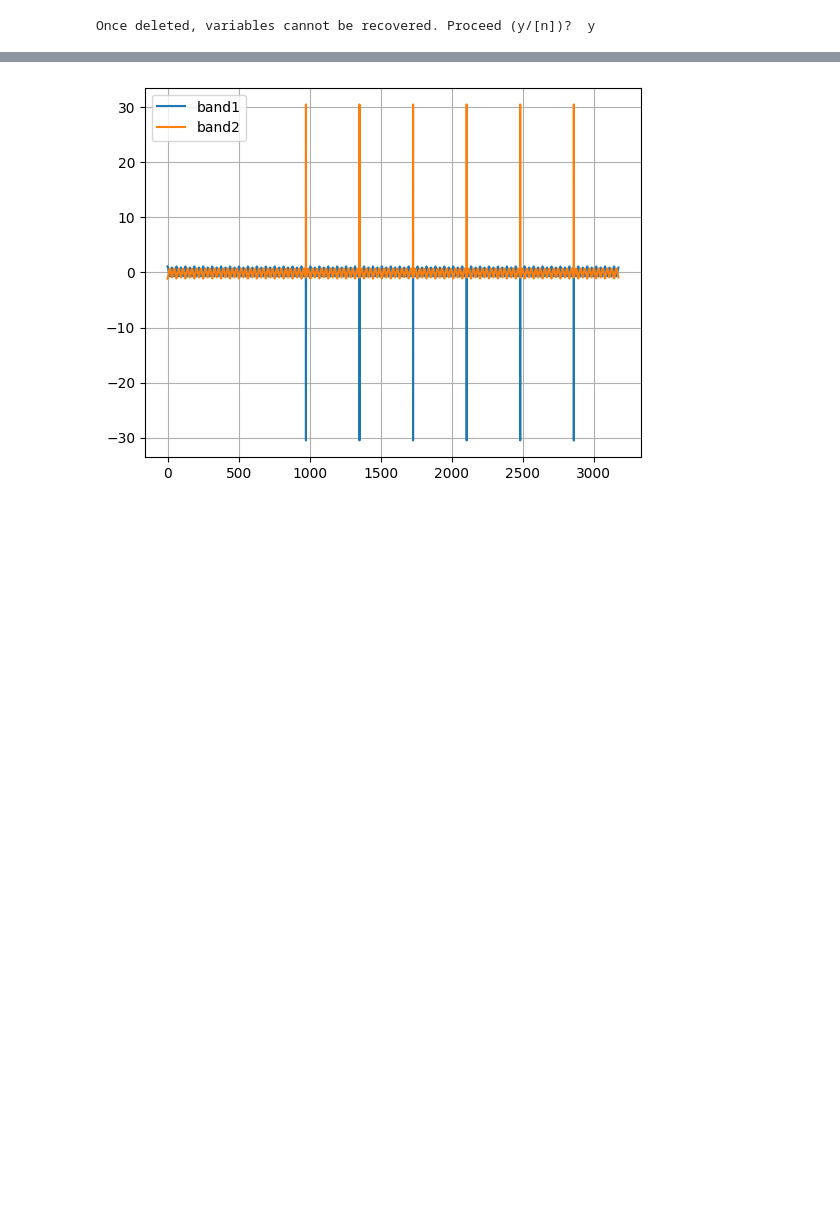
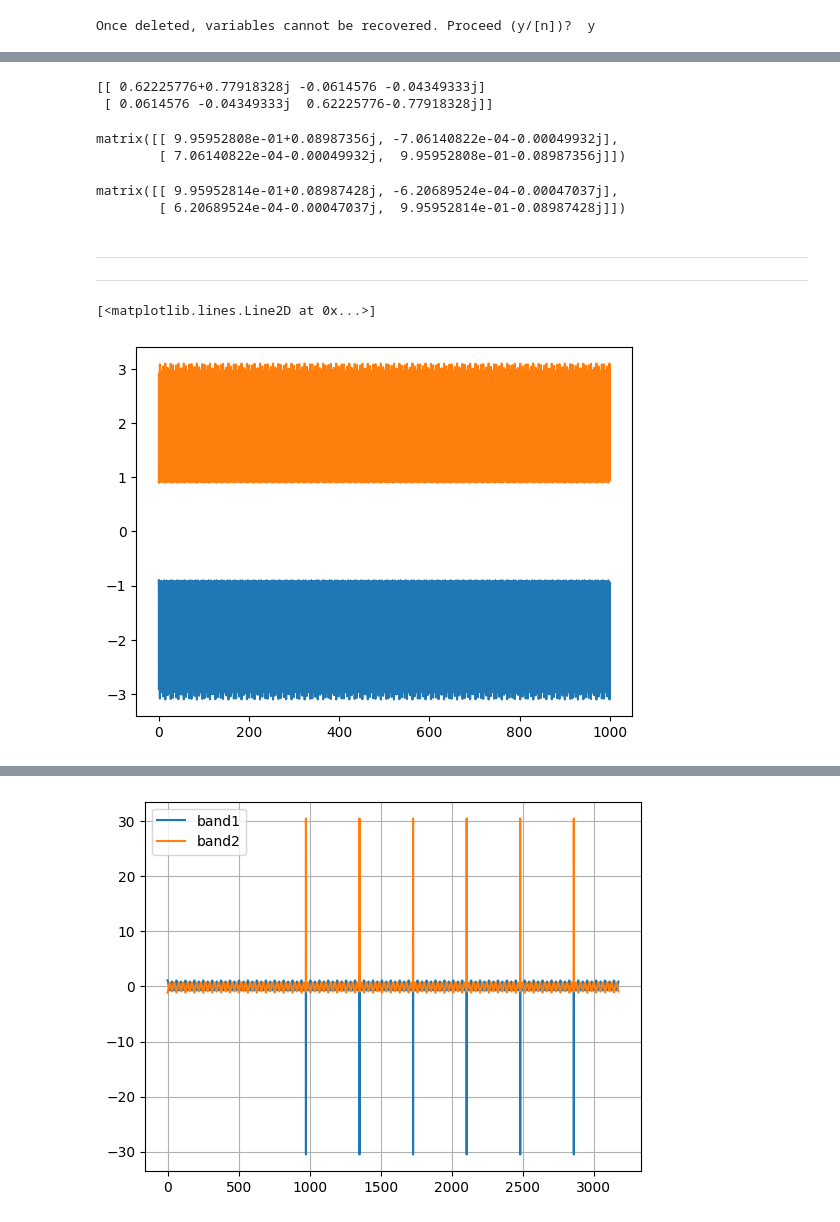
Before and after one commit to shellpwner/Topological-energy-pumping-siumlations, a Jupyter notebook: quasi-state-evolution.ipynb, the cells around one changed output, grey strips where cells are left out. Saved outputs shown, nothing was run; the diff lists cells and outputs as text; code cells hidden in the pictures; blank space fills up the shorter version.

```diff
--- a/quasi-state-evolution.ipynb
+++ b/quasi-state-evolution.ipynb
@@ -220,3 +268,55 @@ def evolve(w1, phi1, w2, phi2, m, dt, T):
+# %%
+ev = np.matrix(np.identity(2), dtype=complex)
+for i in range(2):
+    for j in range(2):
+        ev[i,j] = integrate.quad(lambda t: H(w1, 0, w2, 0, m, t)[i, j].real, 0, 1)[0] + 1j*integrate.quad(lambda t: H(w1, 0, w2, 0, m, t)[i, j].imag, 0, 1)[0]
+         # ev[i,j] = integrate.quad(lambda t: H(w1, 0, w2, 0, m, t)[i, j], 0, 1)[0]
+print(expm(-1j*ev))
+# %% [output]
+[[ 0.62225776+0.77918328j -0.0614576 -0.04349333j]
+ [ 0.0614576 -0.04349333j  0.62225776-0.77918328j]]
+# %%
+def evolve(ham, w1, phi1, w2, phi2, m, tll, tul):
+    exp  = np.matrix(np.identity(2), dtype=complex)
+    for i in range(2):
+        for j in range(2):
+            exp[i,j] = integrate.quad(lambda t: ham(w1, phi1, w2, phi2, m, t)[i,j].real, tll, tul)[0] + 1j*integrate.quad(lambda t: ham(w1, phi1, w2, phi2, m, t)[i,j].imag, tll, tul)[0]
+    return np.matrix(expm(-1j * exp))
+# %%
+evolve(H, w1, 0, w2, 0, m, 0, 0.1)
+# %% [output]
+matrix([[ 9.95952808e-01+0.08987356j, -7.06140822e-04-0.00049932j],
+        [ 7.06140822e-04-0.00049932j,  9.95952808e-01-0.08987356j]])
+# %%
+evolveProds(w1, 0, w2, 0, m, 0.01, 0.1)
+# %% [output]
+matrix([[ 9.95952814e-01+0.08987428j, -6.20689524e-04-0.00047037j],
+        [ 6.20689524e-04-0.00047037j,  9.95952814e-01-0.08987428j]])
+# %% [markdown]
+<hr>
+<hr>
+# %%
+phi1 = 0
+phi2 = 0
+dt = 0.1
+m = 3
+tvals = np.arange(0, 1000, dt)
+
+e1 = []
+e2 = []
+for i in tvals:
+    h = H(w1, phi1, w2, phi2, m, i*(2*np.pi)/w1)
+    u = evolve(H, w1, phi1, w2, phi2, m, 0, dt)
+    udagHu = u.H @ h @ u
+    a, b = np.sort(la.eigvals(udagHu))
+    e1.append(a)
+    e2.append(b)
+# %%
+plt.plot(tvals, np.real(e1))
+plt.plot(tvals, np.real(e2))
+# %% [output]
+[<matplotlib.lines.Line2D at 0x...>]
+[figure, added]
 # %%
 w1 = 0.1
 g = np.sqrt(2)
```
Also changed, not shown: parts of 13 cells of this notebook.
